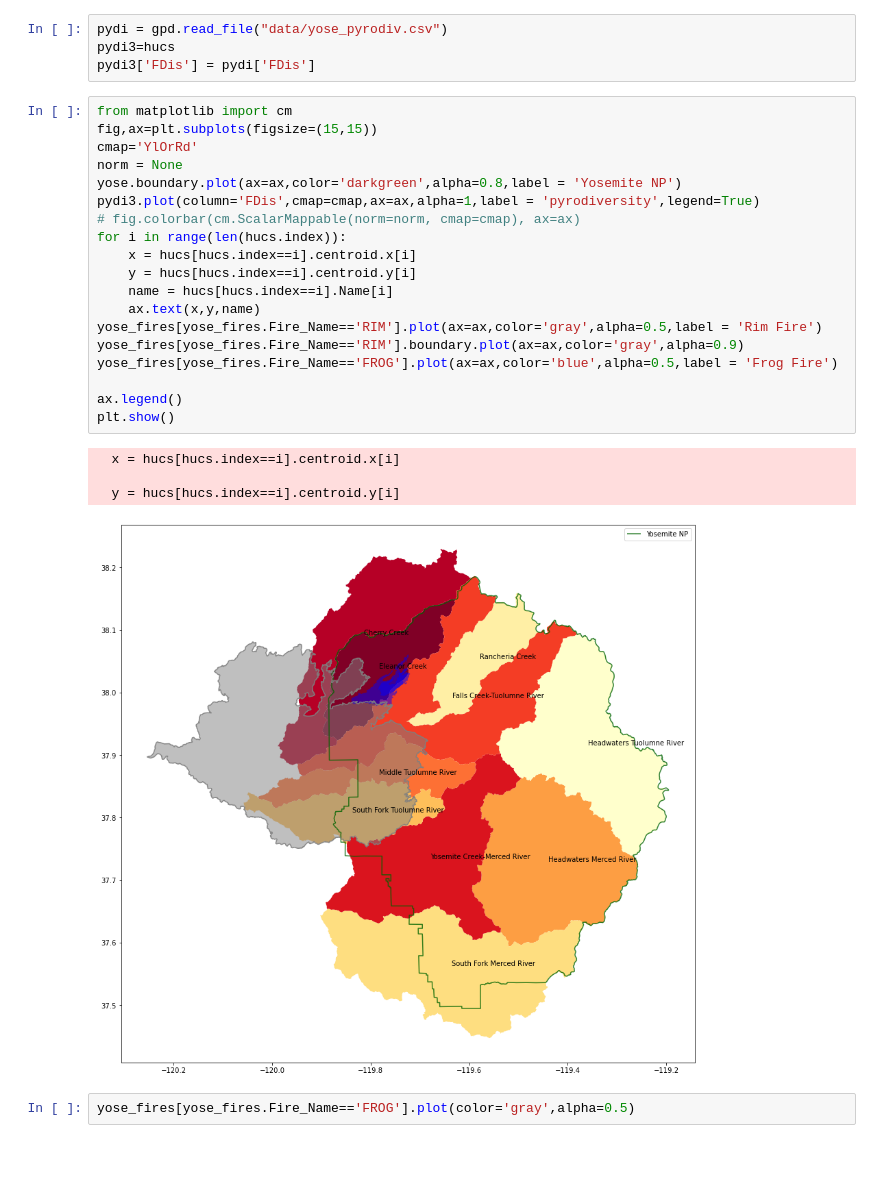
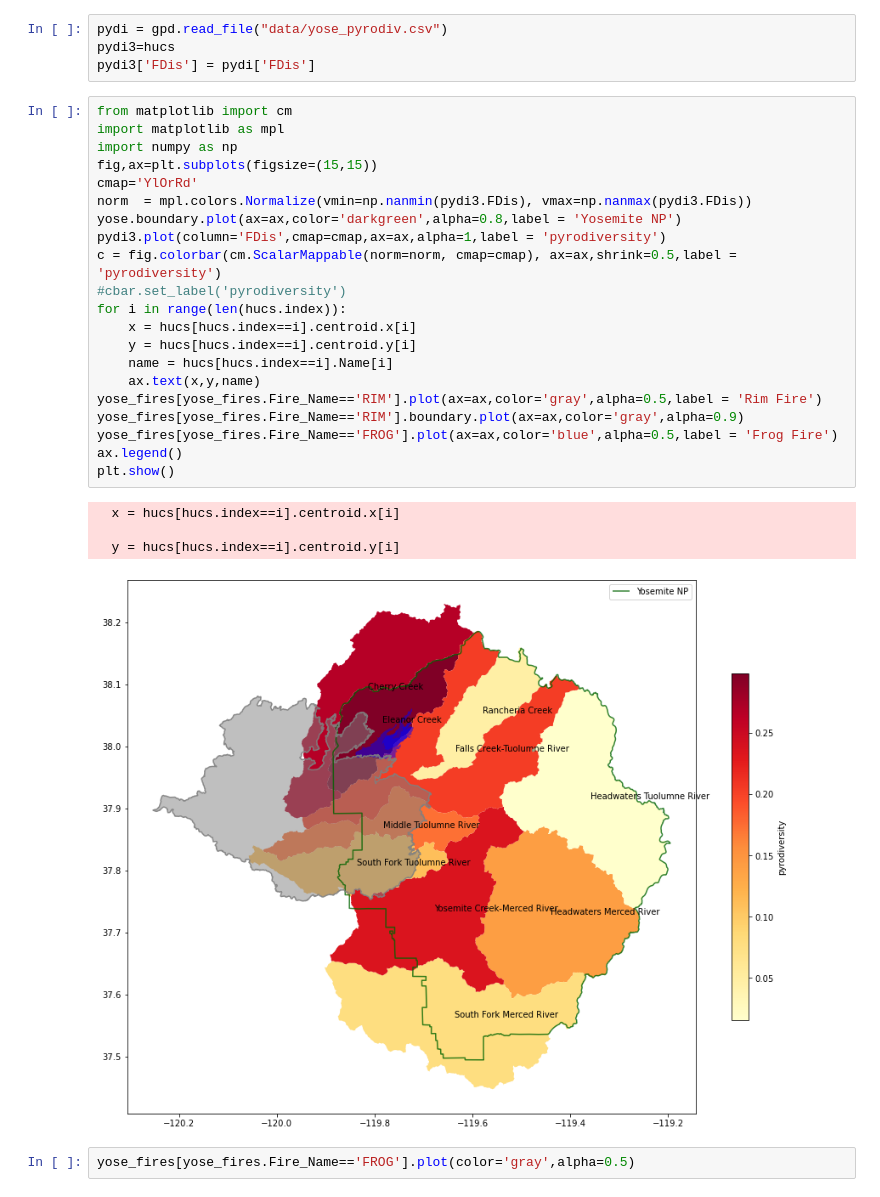
Before and after one commit to mariannecowherd/pyrodiversity, a Jupyter notebook: code/YosemiteDemo.ipynb, the cells around one changed output. Saved outputs shown, nothing was run; the diff lists cells and outputs as text; blank space fills up the shorter version.

```diff
--- a/code/YosemiteDemo.ipynb
+++ b/code/YosemiteDemo.ipynb
@@ -28,28 +28,30 @@ pydi3=hucs
 pydi3['FDis'] = pydi['FDis']
 # %%
 from matplotlib import cm
+import matplotlib as mpl
+import numpy as np
 fig,ax=plt.subplots(figsize=(15,15))
 cmap='YlOrRd'
-norm = None
+norm  = mpl.colors.Normalize(vmin=np.nanmin(pydi3.FDis), vmax=np.nanmax(pydi3.FDis))
 yose.boundary.plot(ax=ax,color='darkgreen',alpha=0.8,label = 'Yosemite NP')
-pydi3.plot(column='FDis',cmap=cmap,ax=ax,alpha=1,label = 'pyrodiversity',legend=True)
-# fig.colorbar(cm.ScalarMappable(norm=norm, cmap=cmap), ax=ax)
+pydi3.plot(column='FDis',cmap=cmap,ax=ax,alpha=1,label = 'pyrodiversity')
+c = fig.colorbar(cm.ScalarMappable(norm=norm, cmap=cmap), ax=ax,shrink=0.5,label = 'pyrodiversity')
+#cbar.set_label('pyrodiversity')
 for i in range(len(hucs.index)):
     x = hucs[hucs.index==i].centroid.x[i]
     y = hucs[hucs.index==i].centroid.y[i]
     name = hucs[hucs.index==i].Name[i]
     ax.text(x,y,name)
 yose_fires[yose_fires.Fire_Name=='RIM'].plot(ax=ax,color='gray',alpha=0.5,label = 'Rim Fire')
 yose_fires[yose_fires.Fire_Name=='RIM'].boundary.plot(ax=ax,color='gray',alpha=0.9)
 yose_fires[yose_fires.Fire_Name=='FROG'].plot(ax=ax,color='blue',alpha=0.5,label = 'Frog Fire')
-
 ax.legend()
 plt.show()
 # %% [output]
   x = hucs[hucs.index==i].centroid.x[i]
 
   y = hucs[hucs.index==i].centroid.y[i]
-[figure, old version]
+[figure, new version]
 # %%
 yose_fires[yose_fires.Fire_Name=='FROG'].plot(color='gray',alpha=0.5)
 # %% [output]
```
Also changed, not shown: 2 other files.
